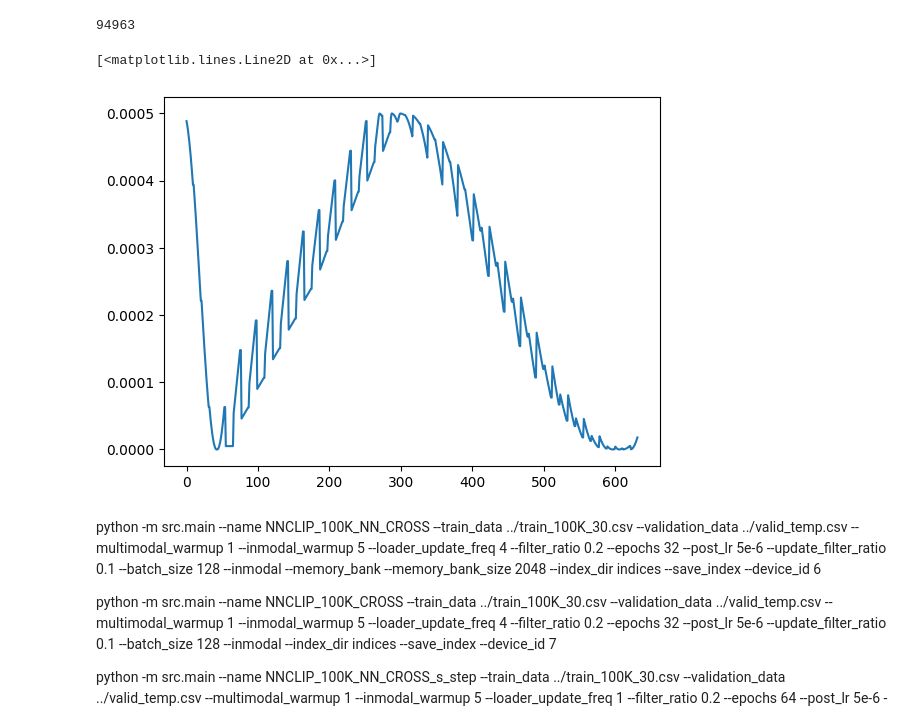
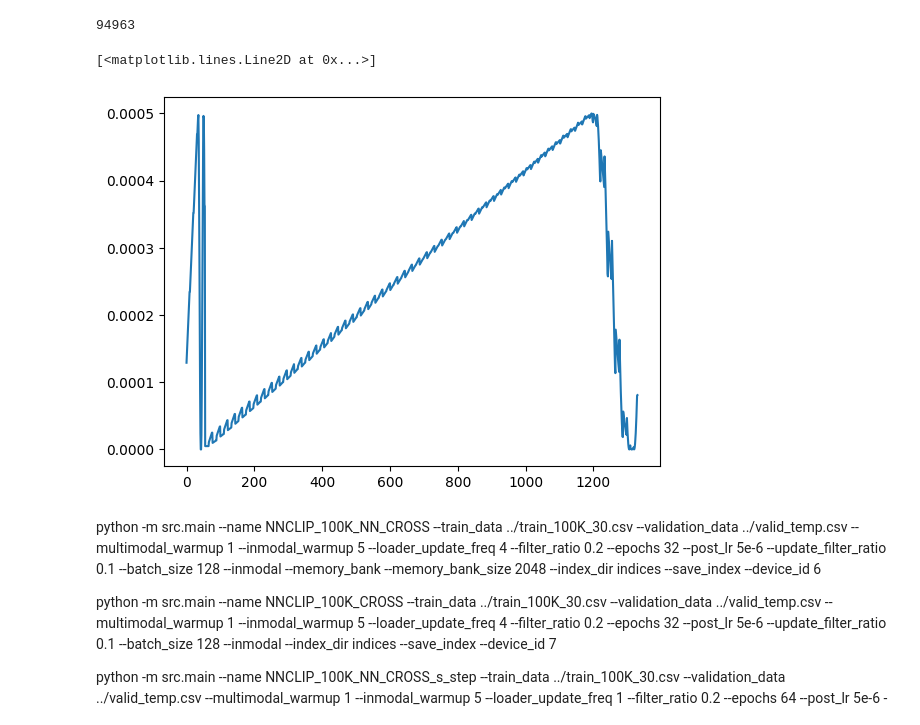
Before and after one commit to HangerYang/RoCLIP, a Jupyter notebook: CyCLIP/evaluation.ipynb, the cells around one changed output. Saved outputs shown, nothing was run; the diff lists cells and outputs as text; code cells hidden in the pictures.

```diff
--- a/CyCLIP/evaluation.ipynb
+++ b/CyCLIP/evaluation.ipynb
@@ -179,22 +190,23 @@ for line in Lines:
         # print(cross_modal)
         learn_rate_inmodal.append(float(line.strip()[-11:]))
 # %%
-file1 = open("logs/trial_1M_aug_lr/output.log", 'r')
+import re
+file1 = open("logs/NNCLIP_100K_NN_CROSS_s_step/output.log", 'r')
 Lines = file1.readlines()
 
 
 learn_rate = []
 # learn_rate_crossmodal = []
 # Strips the newline character
 for line in Lines:
     a = re.search("Learning Rate:", line)
     if a:
         learn_rate.append(float(line.strip()[-11:]))
         # print(line.strip()[-11:])
 plt.plot(learn_rate)
 # %% [output]
 [<matplotlib.lines.Line2D at 0x...>]
-[figure, old version]
+[figure, new version]
 # %% [markdown]
 python -m src.main --name NNCLIP_100K_NN_CROSS --train_data ../train_100K_30.csv --validation_data ../valid_temp.csv --multimodal_warmup 1 --inmodal_warmup 5 --loader_update_freq 4 --filter_ratio 0.2 --epochs 32 --post_lr 5e-6 --update_filter_ratio 0.1 --batch_size 128 --inmodal --memory_bank --memory_bank_size 2048 --index_dir indices --save_index --device_id 6
 
```
Also changed, not shown: parts of 7 cells of this notebook, 4 other files.
